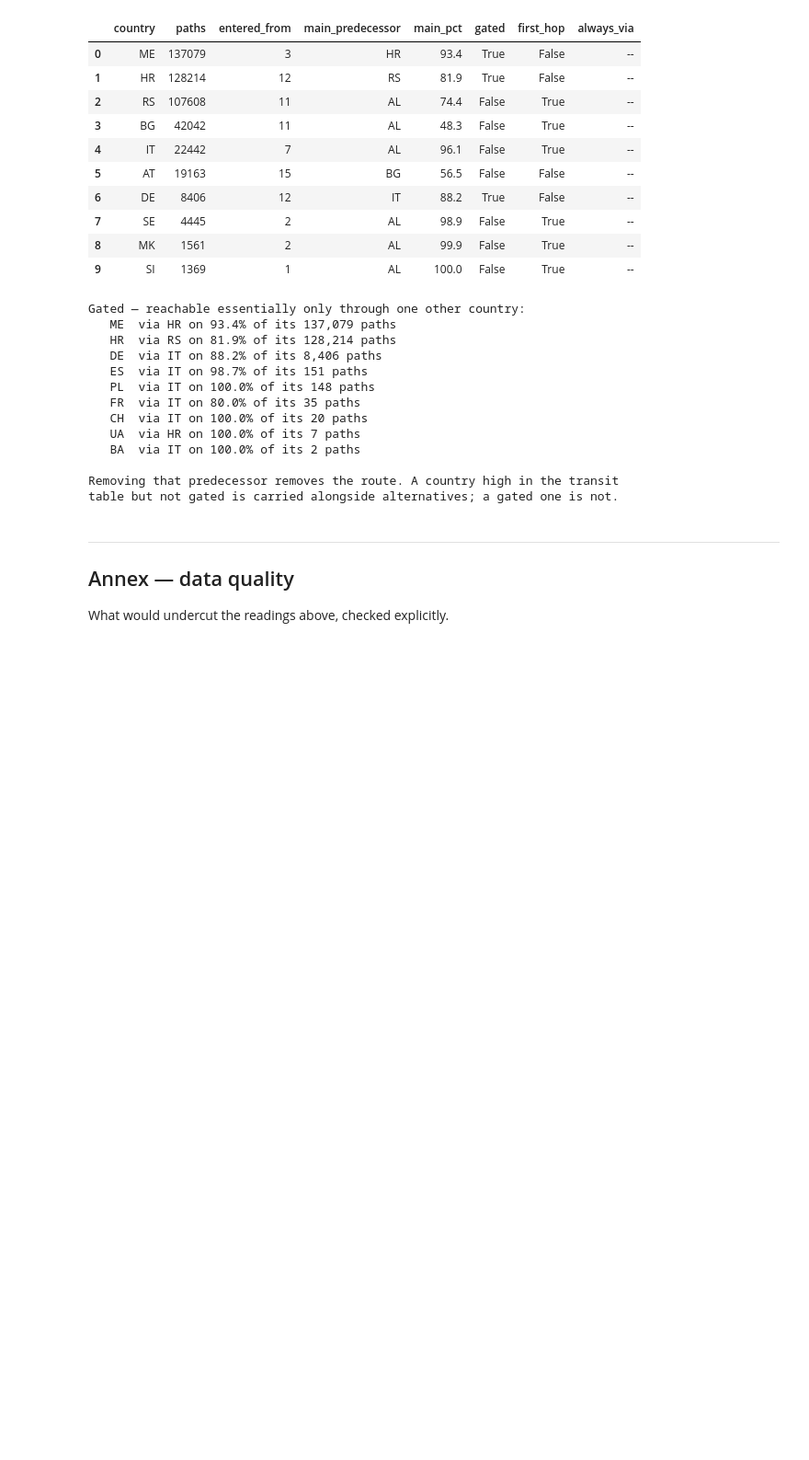
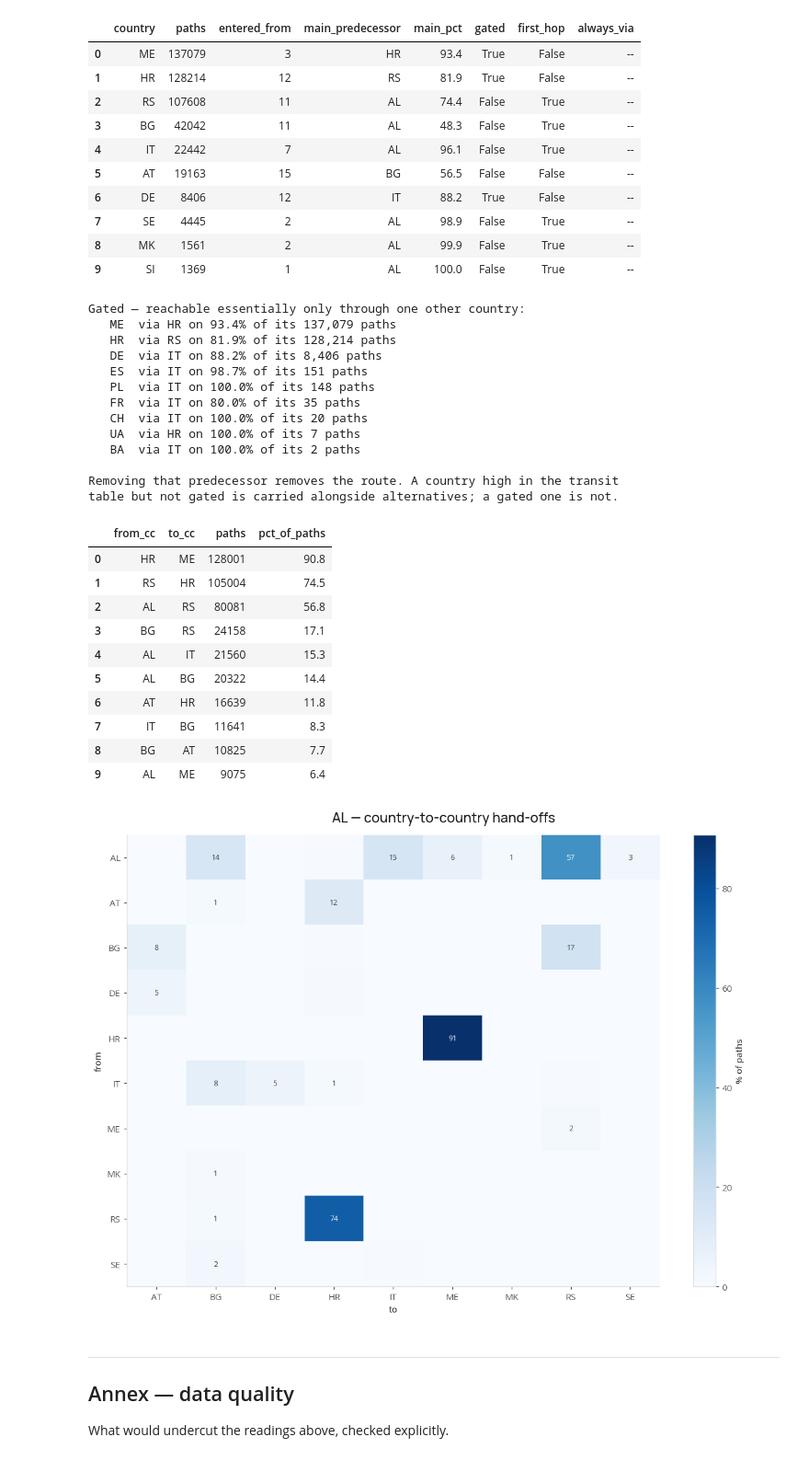
Before and after one commit to mabravoreyes/gigameter-explorer, a Jupyter notebook: meter_traceroutes_07.ipynb, the cells around one changed output. Shown at 92% size. Saved outputs shown, nothing was run; the diff lists cells and outputs as text; code cells hidden in the pictures; blank space fills up the shorter version.

```diff
--- a/meter_traceroutes_07.ipynb
+++ b/meter_traceroutes_07.ipynb
@@ -1018,6 +1095,49 @@ Gated — reachable essentially only through one other country:
 
 Removing that predecessor removes the route. A country high in the transit
 table but not gated is carried alongside alternatives; a gated one is not.
+# %%
+# =============================================================================
+# Q8c — THE BORDER CROSSINGS THEMSELVES
+# =============================================================================
+# Q8 reads whole routes; this decomposes them into individual hand-offs, which
+# is what shows a crossing carrying traffic that no single common path reveals.
+from load_traceroutes import country_transitions, transition_matrix
+
+display(country_transitions(tr, COUNTRY_ISO2).head(10))
+
+_matrix = transition_matrix(tr, COUNTRY_ISO2)
+if not _matrix.empty:
+    _keep = (_matrix.sum(axis=1) > 1) | (_matrix.sum() > 1).reindex(_matrix.index, fill_value=False)
+    _m = _matrix.loc[_matrix.sum(axis=1) > 1, _matrix.sum() > 1]
+    fig, ax = plt.subplots(figsize=(min(11, 1.1 * len(_m.columns) + 3),
+                                    min(8, 0.6 * len(_m) + 2)))
+    _im = ax.imshow(_m.values, cmap='Blues', aspect='auto')
+    ax.set_xticks(range(len(_m.columns))); ax.set_xticklabels(_m.columns)
+    ax.set_yticks(range(len(_m.index)));   ax.set_yticklabels(_m.index)
+    ax.set_xlabel('to'); ax.set_ylabel('from')
+    for _i in range(len(_m.index)):
+        for _j in range(len(_m.columns)):
+            _v = _m.values[_i, _j]
+            if _v >= 1:
+                ax.text(_j, _i, f'{_v:.0f}', ha='center', va='center', fontsize=8,
+                        color='white' if _v > _m.values.max() * 0.55 else GIGA_GREY[800])
+    ax.grid(False)
+    fig.colorbar(_im, ax=ax, label='% of paths')
+    fig.suptitle(f'{COUNTRY_ISO2} — country-to-country hand-offs')
+    plt.tight_layout(); plt.show()
+# %% [output]
+|  | from_cc | to_cc | paths | pct_of_paths |
+| 0 | HR | ME | 128001 | 90.8 |
+| 1 | RS | HR | 105004 | 74.5 |
+| 2 | AL | RS | 80081 | 56.8 |
+| 3 | BG | RS | 24158 | 17.1 |
+| 4 | AL | IT | 21560 | 15.3 |
+| 5 | AL | BG | 20322 | 14.4 |
+| 6 | AT | HR | 16639 | 11.8 |
+| 7 | IT | BG | 11641 | 8.3 |
+| 8 | BG | AT | 10825 | 7.7 |
+| 9 | AL | ME | 9075 | 6.4 |
+[figure, added]
 # %% [markdown]
 ---
 ## Annex — data quality
```
Also changed, not shown: parts of 5 cells of this notebook, 2 other files.
